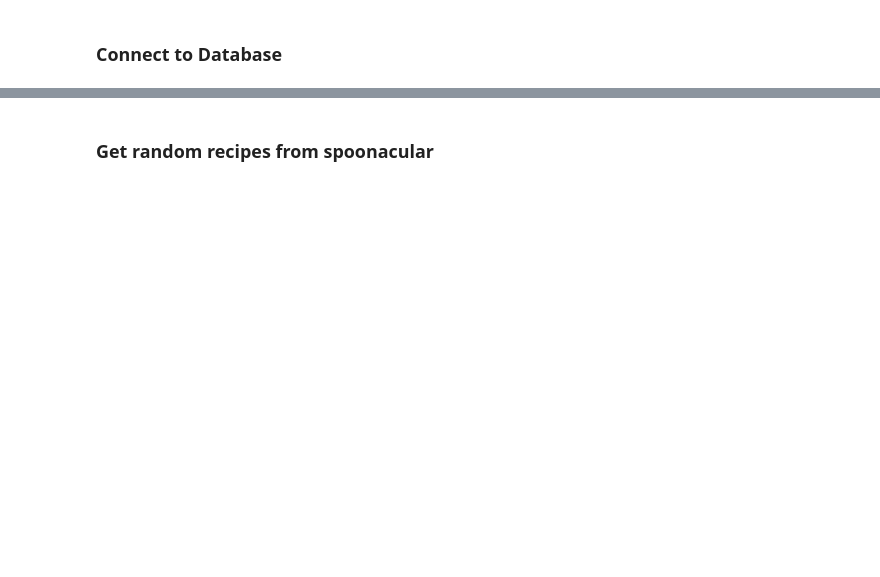
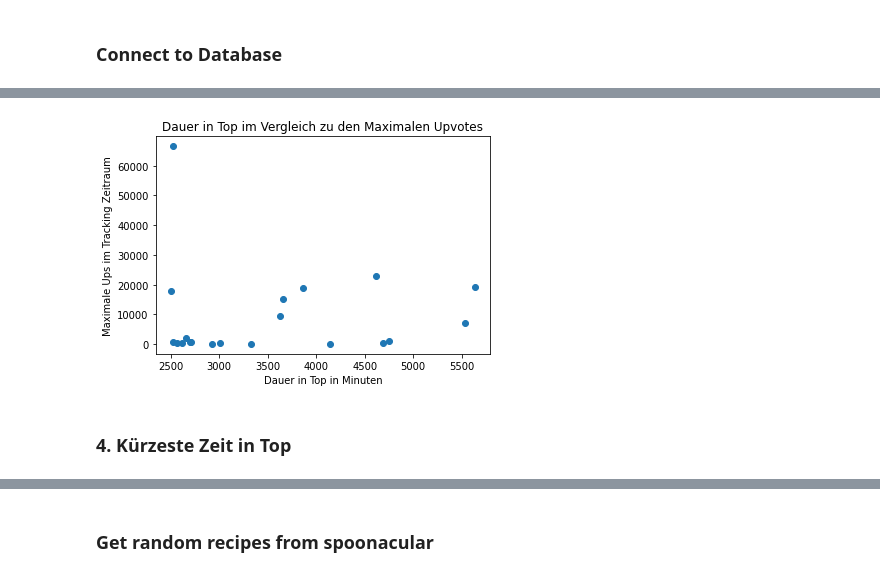
Before and after one commit to ZerhackerJagi/food_dashboard, a Jupyter notebook: Dashboard.ipynb, the cells around one changed output, grey strips where cells are left out. Saved outputs shown, nothing was run; the diff lists cells and outputs as text; code cells hidden in the pictures; blank space fills up the shorter version.

```diff
--- a/Dashboard.ipynb
+++ b/Dashboard.ipynb
@@ -109,0 +200,11 @@ df
+# %%
+#limit = 20 #nur wenn nochmal verändert werden soll
+plt.scatter(dfrd_s["duration_minutes"][:limit], dfrd_s["max_ups"][:limit])
+plt.title("Dauer in Top im Vergleich zu den Maximalen Upvotes")
+plt.xlabel("Dauer in Top in Minuten")
+plt.ylabel("Maximale Ups im Tracking Zeitraum")
+plt.show()
+# %% [output]
+[figure, added]
+# %% [markdown]
+### 4. Kürzeste Zeit in Top
```
Also changed, not shown: parts of 108 cells of this notebook.
